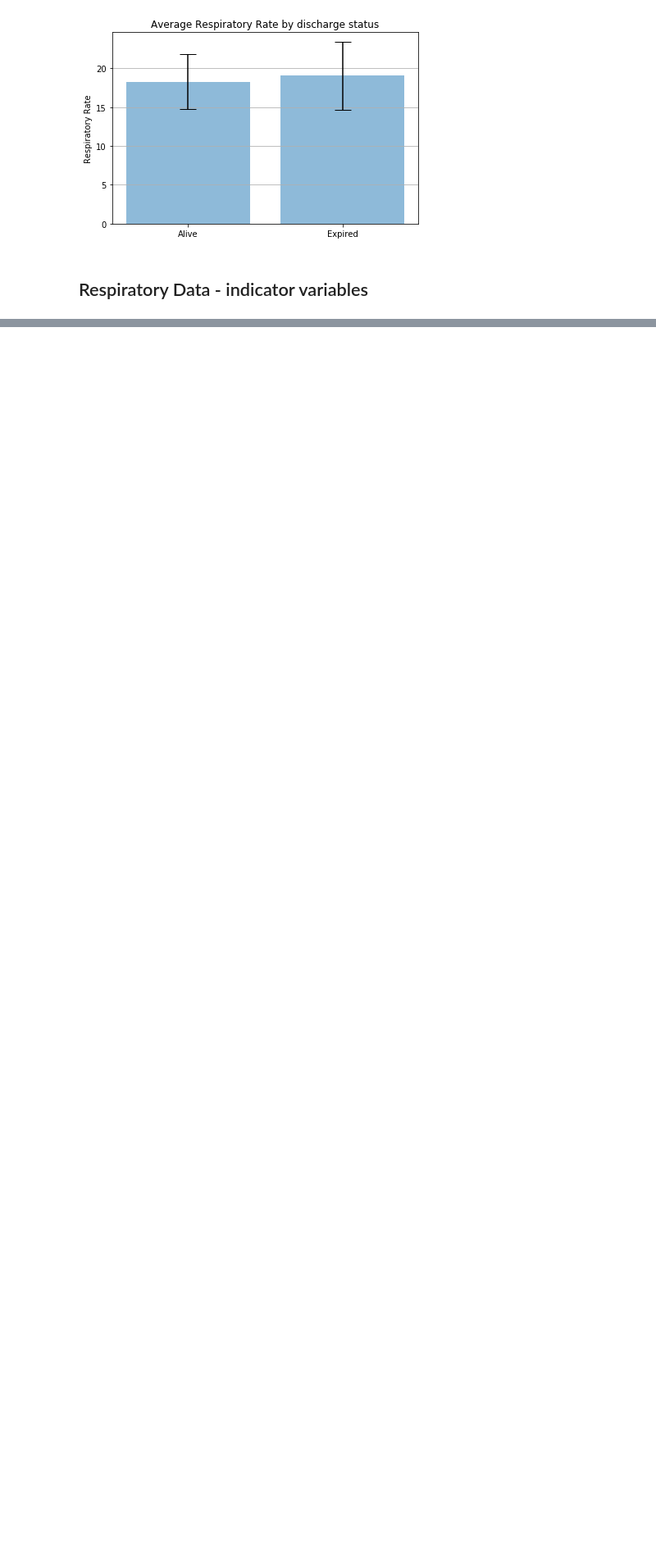
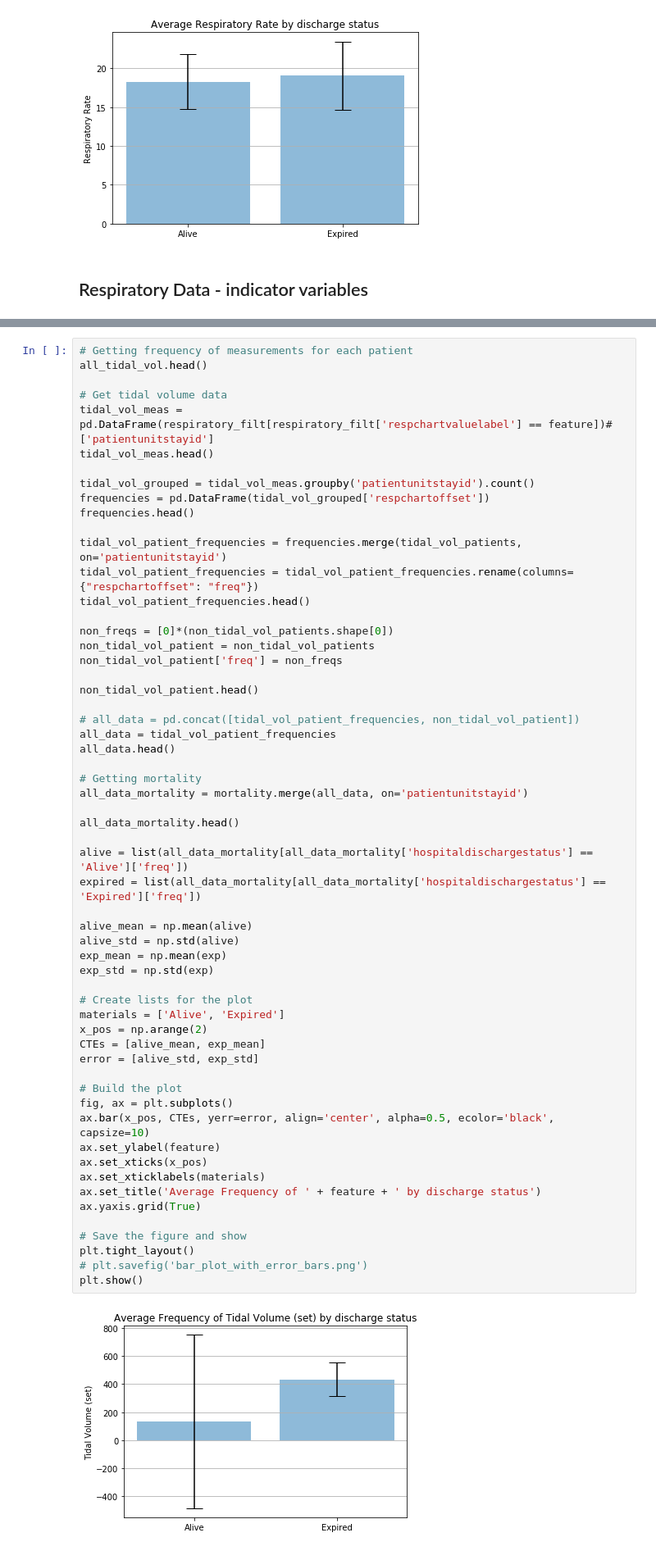
Before and after one commit to adit98/tbi, a Jupyter notebook: GCS_Modeling.ipynb, the cells around one changed output, grey strips where cells are left out. Shown at 82% size. Cells and saved outputs as stored; diff of their text form; blank space fills up the shorter version.

```diff
--- a/GCS_Modeling.ipynb
+++ b/GCS_Modeling.ipynb
@@ -726,0 +788,60 @@ Text(0.5, 1.0, 'Motor GCS')
+# %%
+# Getting frequency of measurements for each patient
+all_tidal_vol.head()
+
+# Get tidal volume data
+tidal_vol_meas = pd.DataFrame(respiratory_filt[respiratory_filt['respchartvaluelabel'] == feature])#['patientunitstayid']
+tidal_vol_meas.head()
+
+tidal_vol_grouped = tidal_vol_meas.groupby('patientunitstayid').count()
+frequencies = pd.DataFrame(tidal_vol_grouped['respchartoffset'])
+frequencies.head()
+
+tidal_vol_patient_frequencies = frequencies.merge(tidal_vol_patients, on='patientunitstayid')
+tidal_vol_patient_frequencies = tidal_vol_patient_frequencies.rename(columns={"respchartoffset": "freq"})
+tidal_vol_patient_frequencies.head()
+
+non_freqs = [0]*(non_tidal_vol_patients.shape[0])
+non_tidal_vol_patient = non_tidal_vol_patients
+non_tidal_vol_patient['freq'] = non_freqs
+
+non_tidal_vol_patient.head()
+
+# all_data = pd.concat([tidal_vol_patient_frequencies, non_tidal_vol_patient])
+all_data = tidal_vol_patient_frequencies
+all_data.head()
+
+# Getting mortality
+all_data_mortality = mortality.merge(all_data, on='patientunitstayid')
+
+all_data_mortality.head()
+
+alive = list(all_data_mortality[all_data_mortality['hospitaldischargestatus'] == 'Alive']['freq'])
+expired = list(all_data_mortality[all_data_mortality['hospitaldischargestatus'] == 'Expired']['freq'])
+
+alive_mean = np.mean(alive)
+alive_std = np.std(alive)
+exp_mean = np.mean(exp)
+exp_std = np.std(exp)
+
+# Create lists for the plot
+materials = ['Alive', 'Expired']
+x_pos = np.arange(2)
+CTEs = [alive_mean, exp_mean]
+error = [alive_std, exp_std]
+
+# Build the plot
+fig, ax = plt.subplots()
+ax.bar(x_pos, CTEs, yerr=error, align='center', alpha=0.5, ecolor='black', capsize=10)
+ax.set_ylabel(feature)
+ax.set_xticks(x_pos)
+ax.set_xticklabels(materials)
+ax.set_title('Average Frequency of ' + feature + ' by discharge status')
+ax.yaxis.grid(True)
+
+# Save the figure and show
+plt.tight_layout()
+# plt.savefig('bar_plot_with_error_bars.png')
+plt.show()
+# %% [output]
+[figure, added]
```
Also changed, not shown: parts of 17 cells of this notebook, 1 other file.
